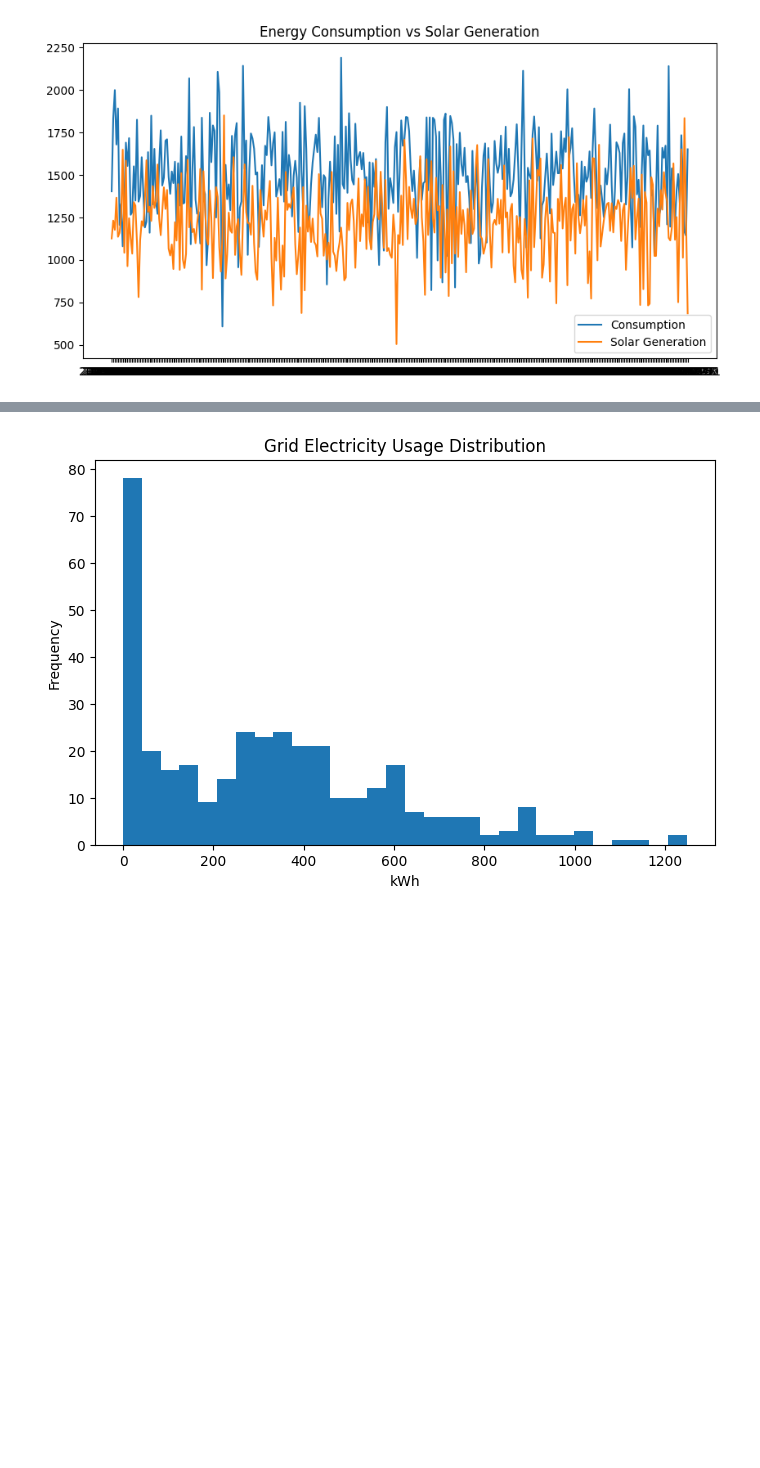
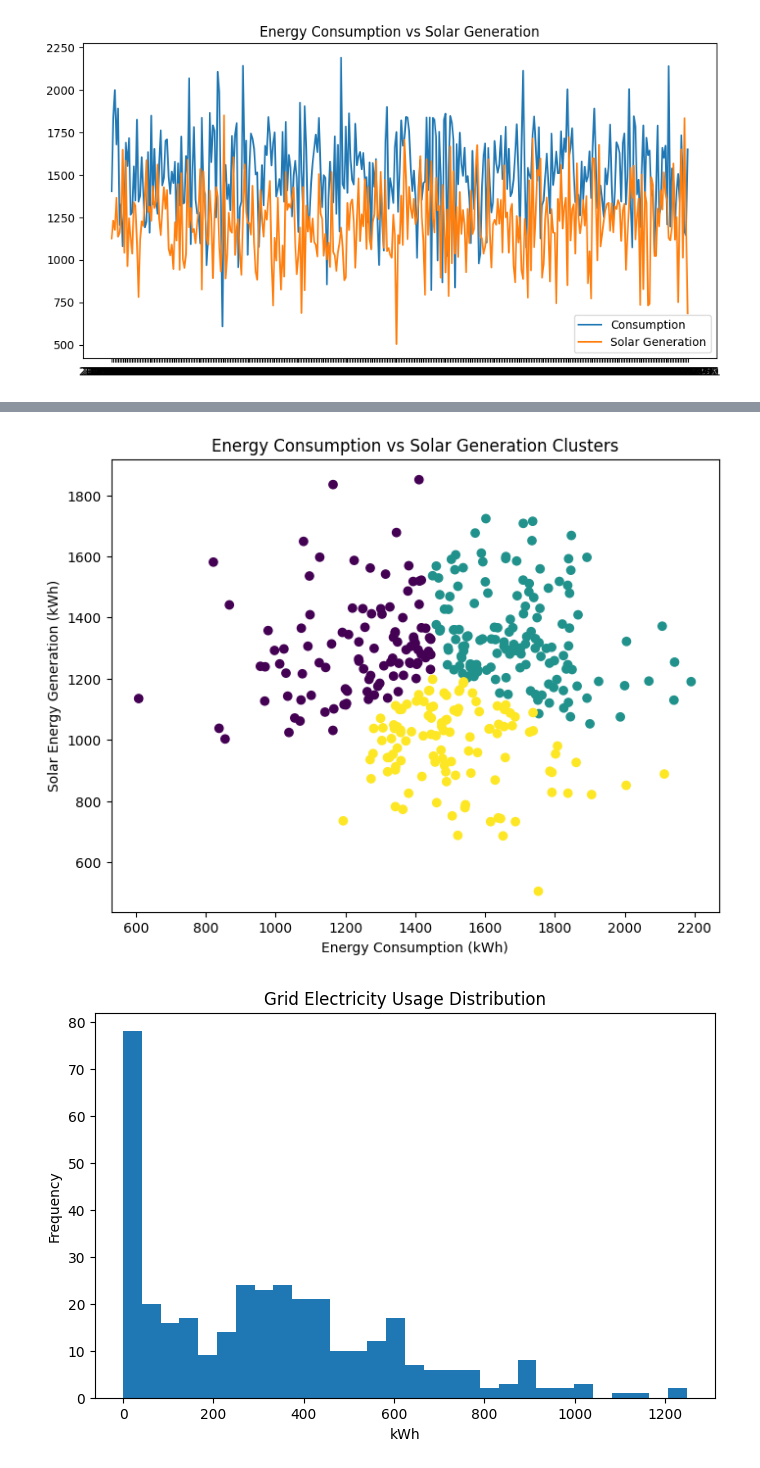
Before and after one commit to sanchitaaa10/community-solar-farm, a Jupyter notebook: notebook/solar_analysis.ipynb, the cells around one changed output, grey strips where cells are left out. Saved outputs shown, nothing was run; the diff lists cells and outputs as text; code cells hidden in the pictures; blank space fills up the shorter version.

```diff
--- a/notebook/solar_analysis.ipynb
+++ b/notebook/solar_analysis.ipynb
@@ -148,3 +203,19 @@ plt.show()
+# %%
+import matplotlib.pyplot as plt
+
+plt.figure(figsize=(8,6))
+
+plt.scatter(df["Consumption_kWh"],
+            df["Solar_Generation_kWh"],
+            c=df["Cluster"])
+
+plt.xlabel("Energy Consumption (kWh)")
+plt.ylabel("Solar Energy Generation (kWh)")
+plt.title("Energy Consumption vs Solar Generation Clusters")
+
+plt.show()
+# %% [output]
+[figure, added]
 # %%
 plt.figure(figsize=(8,5))
 
```
Also changed, not shown: parts of 25 cells of this notebook, 6 other files.
